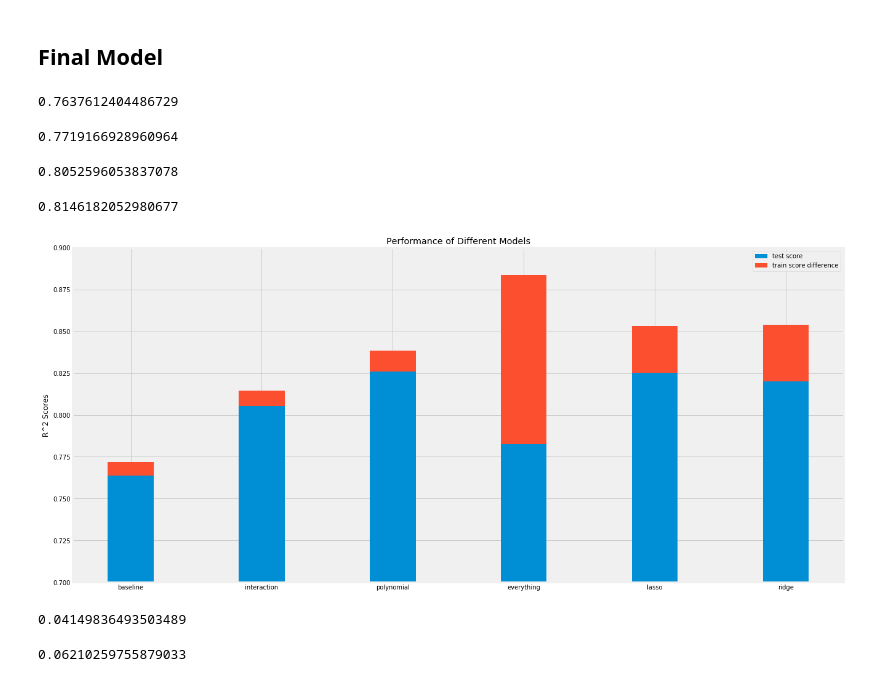
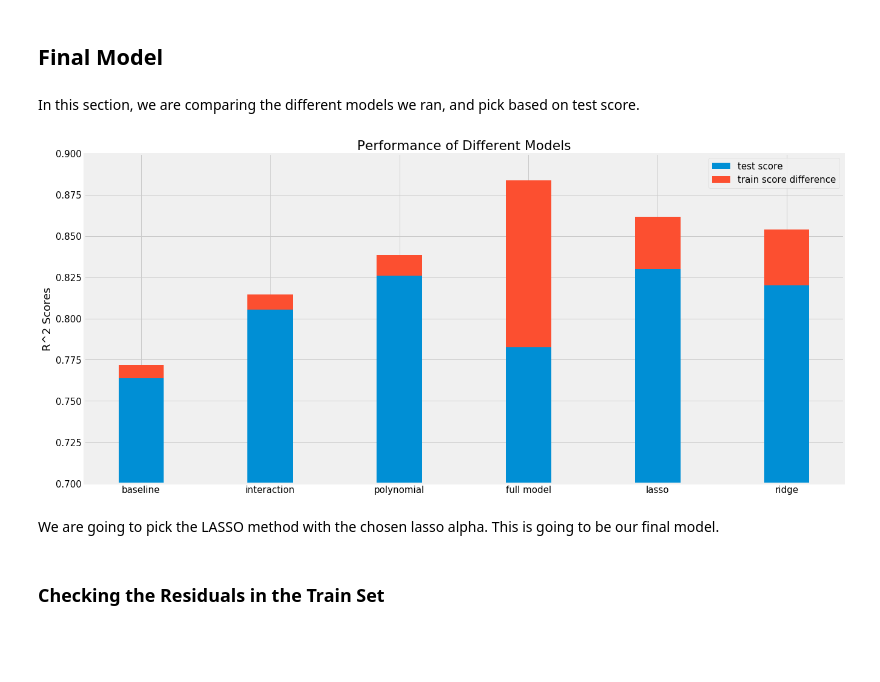
Before and after one commit to MatePocs/US_County_Health, a Jupyter notebook: index.ipynb, the cells around one changed output. Saved outputs shown, nothing was run; the diff lists cells and outputs as text; code cells hidden in the pictures; blank space fills up the shorter version.

```diff
--- a/index.ipynb
+++ b/index.ipynb
@@ -577,7 +578,7 @@ for comb in combs:
 
     data['interaction'] = data[comb[0]] * data[comb[1]]
     score = np.mean(cross_val_score(regression, data, y_train, scoring='r2', cv=crossvalidation))
-    if score > baseline_score: interactions.append((comb[0], comb[1], round(score, 3)))
+    if score > baseline_test_score: interactions.append((comb[0], comb[1], round(score, 3)))
 # %% [markdown]
 We decided to add the top 10 interaction pairs and see how they improve the model.
 # %%
@@ -701,7 +702,7 @@ for column in X_train.columns:
         data = pd.concat([data.drop(column, axis=1),X_transformed], axis=1)
 
         score = np.mean(cross_val_score(regression, data, y_train, scoring='r2', cv=crossvalidation))
-        if score > baseline_score: polynomials.append((column, degree, round(score, 3)))
+        if score > baseline_test_score: polynomials.append((column, degree, round(score, 3)))
 # %%
 polynomials = sorted(polynomials, key = lambda x: x[2],reverse = True)
 # %%
@@ -893,7 +894,7 @@ In this section, we are applying regularisation methods to avoid overfitting the
 # %% [markdown]
 In this section we check different alphas for the lasso method. Initial analysis revealed that the interesting alphas will be between 0 and 1 for the scaled variables. Alpha = 0 will just result in the same result as if we used a linear regression. To remain consistent with the previous methods, we are going to use a K-Fold method.
 # %%
-lasso_alphas = np.linspace(0, 0.01, 10)
+lasso_alphas = np.linspace(0, 0.002, 10)
 # %%
 lasso_test_r2 = []
 lasso_train_r2 = []
@@ -1004,22 +1005,8 @@ ridge_test_score
 0.8200015281489458
 # %% [markdown]
 ## Final Model
-# %%
-baseline_test_score
-# %% [output]
-0.7637612404486729
-# %%
-baseline_train_score
-# %% [output]
-0.7719166928960964
-# %%
-interaction_test_score
-# %% [output]
-0.8052596053837078
-# %%
-interaction_train_score
-# %% [output]
-0.8146182052980677
+# %% [markdown]
+In this section, we are comparing the different models we ran, and pick based on test score.
 # %%
 N = 6
 
@@ -1030,40 +1017,32 @@ test_scores= (
 
 train_difference = (
     baseline_train_score - baseline_test_score,
     interaction_train_score -interaction_test_score,
     polynomial_train_score - polynomial_test_score,
     everything_train_score - everything_test_score,
     lasso_train_score - lasso_test_score,
     ridge_train_score - ridge_test_score
 )
 
 ind = np.arange(N)    # the x locations for the groups
 width = 0.35       # the width of the bars: can also be len(x) sequence
 
 plt.figure(figsize = (20,10))
 
 p1 = plt.bar(ind, test_scores, width)
 p2 = plt.bar(ind, train_difference, width,
              bottom=test_scores)
 
-plt.xticks(ind, ('baseline', 'interaction', 'polynomial', 'everything', 'lasso', 'ridge'))
+plt.xticks(ind, ('baseline', 'interaction', 'polynomial', 'full model', 'lasso', 'ridge'))
 
 plt.ylim(0.7,0.9)
 
 plt.ylabel('R^2 Scores')
 
 plt.legend((p1[0], p2[0]), ('test score', 'train score difference'))
 
 plt.title('Performance of Different Models')
 
 plt.show()
 # %% [output]
-[figure, old version]
+[figure, new version]
-# %%
-interaction_test_score - baseline_test_score
-# %% [output]
-0.04149836493503489
-# %%
-polynomial_test_score - baseline_test_score
-# %% [output]
-0.06210259755879033
@@ -1069,0 +1051,2 @@ polynomial_test_score - baseline_test_score
+# %% [markdown]
+We are going to pick the LASSO method with the chosen lasso alpha. This is going to be our final model.
@@ -1069,0 +1056,2 @@ polynomial_test_score - baseline_test_score
+# %% [markdown]
+### Checking the Residuals in the Train Set
```
Also changed, not shown: parts of 40 cells of this notebook, 1 other file.
